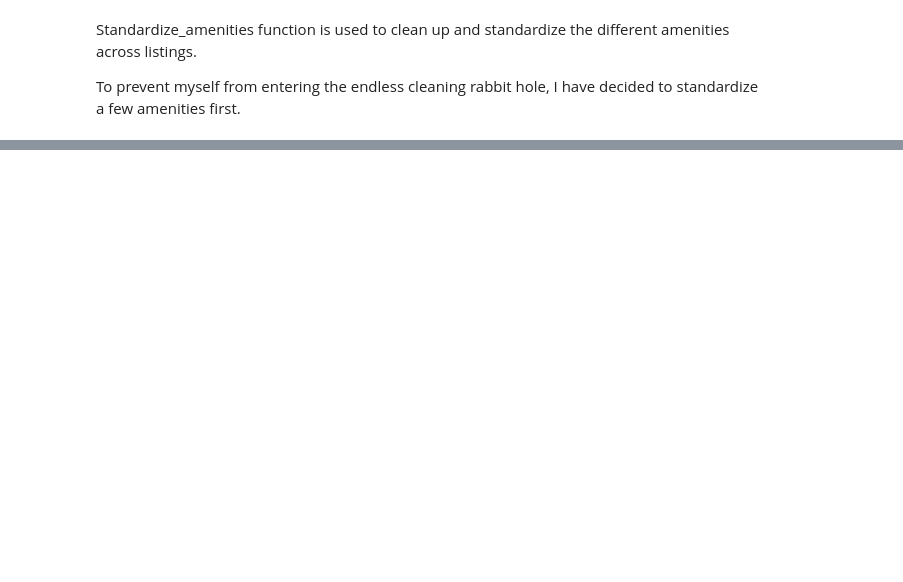
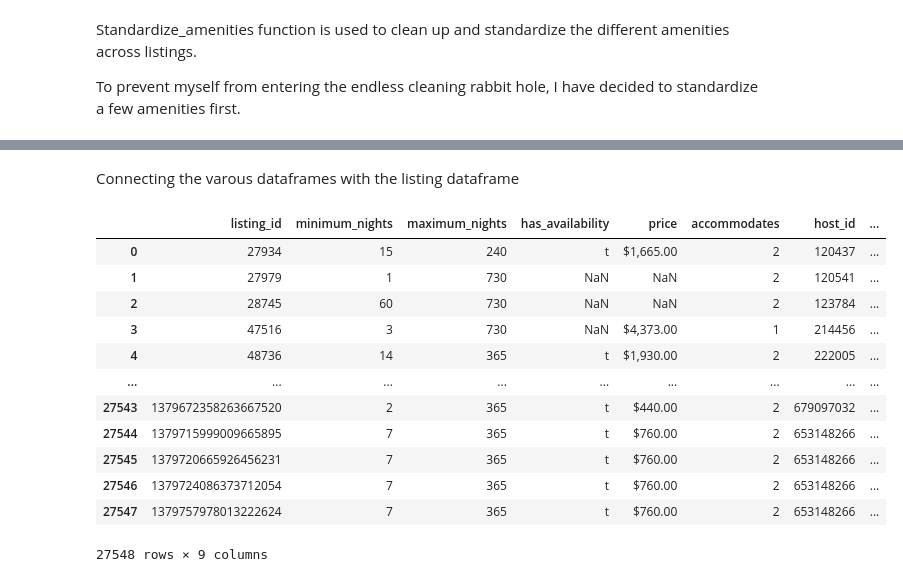
Before and after one commit to yongdetan/airbnb_bangkok_project, a Jupyter notebook: ingestion.ipynb, the cells around one changed output, grey strips where cells are left out. Saved outputs shown, nothing was run; the diff lists cells and outputs as text; code cells hidden in the pictures; blank space fills up the shorter version.

```diff
--- a/ingestion.ipynb
+++ b/ingestion.ipynb
@@ -404,0 +332,22 @@ unique_values
+# %% [markdown]
+Connecting the varous dataframes with the listing dataframe
+# %%
+listing_df = df[['listing_id', 'minimum_nights', 'maximum_nights', 'has_availability', 'price', 'accommodates', 'host_id']]
+# %%
+listing_df = listing_df.merge(property_df[['listing_id','property_id']], on="listing_id", how="inner")
+listing_df = listing_df.merge(review_df[['listing_id', 'review_id']], on='listing_id', how='inner')
+listing_df
+# %% [output]
+|  | listing_id | minimum_nights | maximum_nights | has_availability | price | accommodates | host_id | ... |
+| 0 | 27934 | 15 | 240 | t | $1,665.00 | 2 | 120437 | ... |
+| 1 | 27979 | 1 | 730 | NaN | NaN | 2 | 120541 | ... |
+| 2 | 28745 | 60 | 730 | NaN | NaN | 2 | 123784 | ... |
+| 3 | 47516 | 3 | 730 | NaN | $4,373.00 | 1 | 214456 | ... |
+| 4 | 48736 | 14 | 365 | t | $1,930.00 | 2 | 222005 | ... |
+| ... | ... | ... | ... | ... | ... | ... | ... | ... |
+| 27543 | 1379672358263667520 | 2 | 365 | t | $440.00 | 2 | 679097032 | ... |
+| 27544 | 1379715999009665895 | 7 | 365 | t | $760.00 | 2 | 653148266 | ... |
+| 27545 | 1379720665926456231 | 7 | 365 | t | $760.00 | 2 | 653148266 | ... |
+| 27546 | 1379724086373712054 | 7 | 365 | t | $760.00 | 2 | 653148266 | ... |
+| 27547 | 1379757978013222624 | 7 | 365 | t | $760.00 | 2 | 653148266 | ... |
+27548 rows × 9 columns
```
Also changed, not shown: parts of 45 cells of this notebook.
